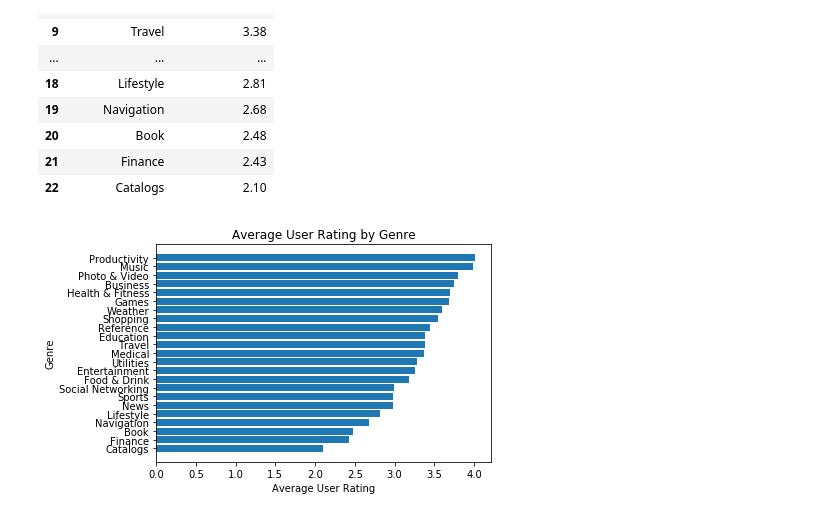
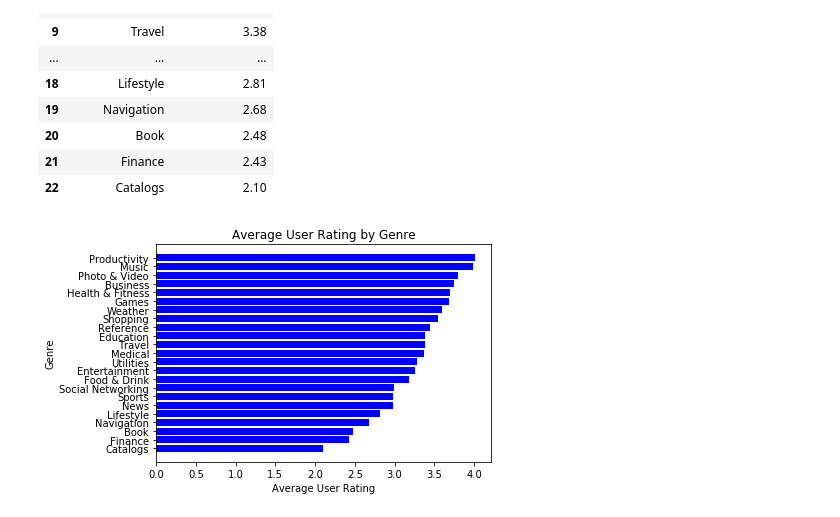
Before and after one commit to cgman64/apple-store-analysis, a Jupyter notebook: appStoreAnalysis.ipynb, the cells around one changed output. Saved outputs shown, nothing was run; the diff lists cells and outputs as text; code cells hidden in the pictures.

```diff
--- a/appStoreAnalysis.ipynb
+++ b/appStoreAnalysis.ipynb
@@ -137,12 +137,13 @@ Average Ratings
 # %%
 import matplotlib.pyplot as plt
 %matplotlib inline
 avg_ratings_genre=avg_ratings_genre.sort_values(by='average rating',ascending=True).reset_index(drop=True)
-plt.barh(y=avg_ratings_genre['genre'],width=avg_ratings_genre['average rating'])
+plt.barh(y=avg_ratings_genre['genre'],width=avg_ratings_genre['average rating'],
+        color='blue')
 plt.xlabel('Average User Rating')
 plt.ylabel('Genre')
 plt.title('Average User Rating by Genre')
 
 plt.show()
 # %% [output]
-[figure, old version]
+[figure, new version]
```
Also changed, not shown: parts of 4 cells of this notebook.
